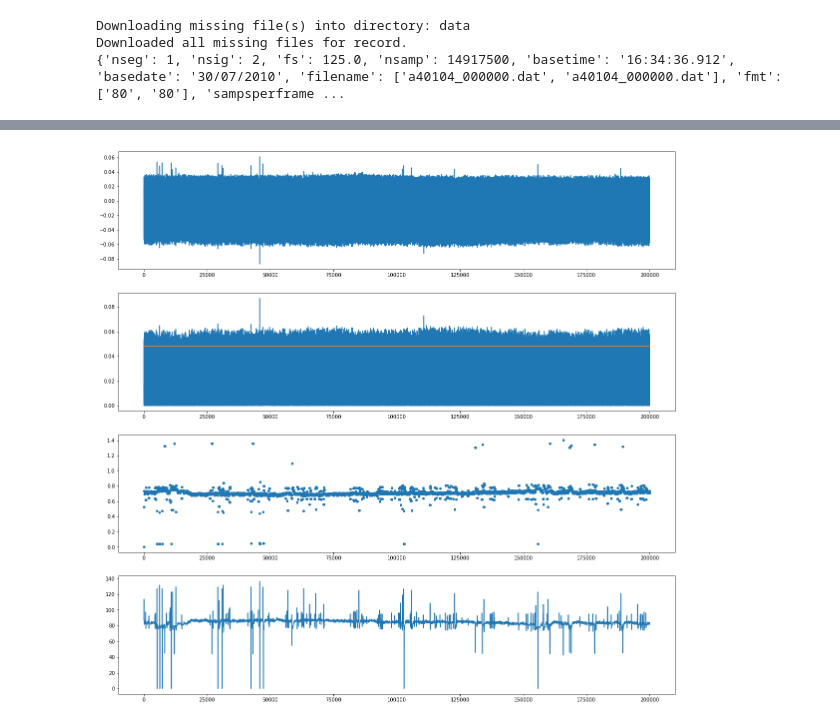
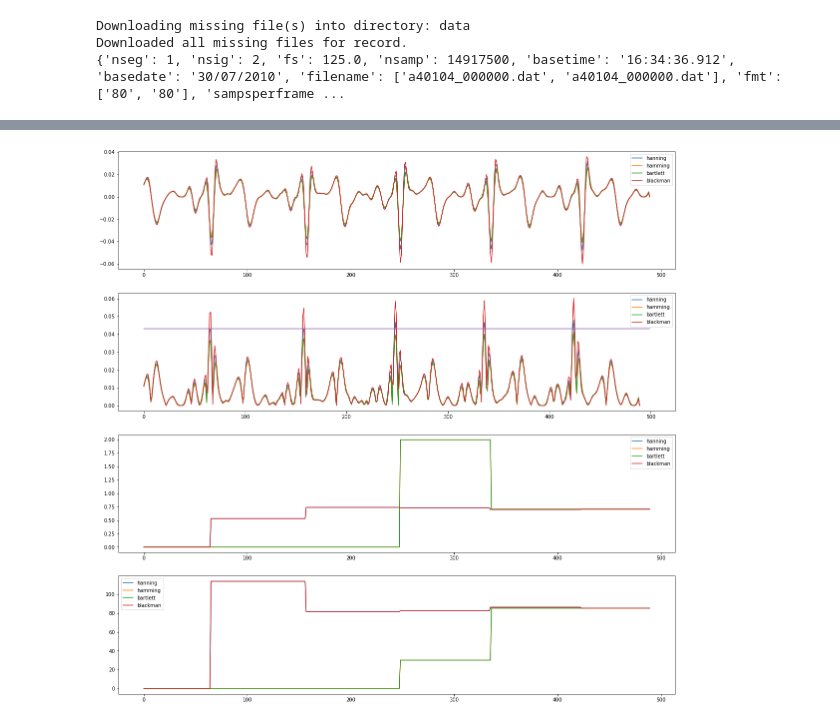
Before and after one commit to Dubrzr/mimic, a Jupyter notebook: RR - Heartbeat rate.ipynb, the cells around one changed output, grey strips where cells are left out. Saved outputs shown, nothing was run; the diff lists cells and outputs as text; code cells hidden in the pictures.

```diff
--- a/RR - Heartbeat rate.ipynb
+++ b/RR - Heartbeat rate.ipynb
@@ -14,7 +14,7 @@ Downloading missing file(s) into directory: data
 Downloaded all missing files for record.
 {'nseg': 1, 'nsig': 2, 'fs': 125.0, 'nsamp': 14917500, 'basetime': '16:34:36.912', 'basedate': '30/07/2010', 'filename': ['a40104_000000.dat', 'a40104_000000.dat'], 'fmt': ['80', '80'], 'sampsperframe ...
 # %%
-sig1 = sig[:200000]
+sig1 = sig[:500]
 myplot(sig1, fields, title='Example of flat smoothing')
 # %% [output]
 <matplotlib.figure.Figure at 0x...>
@@ -22,35 +22,64 @@ myplot(sig1, fields, title='Example of flat smoothing')
 # %%
-smoothed = smooth(sig1[:, 0], window='blackman')[10:-10]
-signal_diff = np.diff(smoothed)
-signal_diff = np.append(signal_diff, 0)
-abs_diff = np.sqrt(signal_diff ** 2)
-ecg_threshold = np.average(abs_diff) * 5
+def get_rr(sig, window):
+    smoothed = smooth(sig, window=window)[10:-10]
+    signal_diff = np.diff(smoothed)
+    signal_diff = np.append(signal_diff, 0)
+    abs_diff = np.sqrt(signal_diff ** 2)
+    ecg_threshold = np.average(abs_diff) * 4.5
 
-count = 0
-last_val = .0
-current_rr = .0
-current_count = .0
+    count = 0
+    last_val = .0
+    current_rr = .0
+    current_rate = .0
 
-rr_intervals_array = []
-rr_intervals_rate = []
+    rr_intervals_array = []
+    rr_intervals_rate = []
 
-for k, val in enumerate(abs_diff):
-    count = count + 1
-    if (val > ecg_threshold and last_val < ecg_threshold):
-        current_rr = count / (fields['fs'])
-        current_rate = 60.0 / current_rr
-        count = 0
-    last_val = val
-    rr_intervals_array.append(current_rr)
-    rr_intervals_rate.append(current_rate if current_rate < 220 else 0)
+    for k, val in enumerate(abs_diff):
+        count = count + 1
+        if (val > ecg_threshold and last_val < ecg_threshold):
+            current_rr = count / (fields['fs'])
+            current_rate = 60.0 / current_rr
+            count = 0
+        last_val = val
+        rr_intervals_array.append(current_rr)
+        rr_intervals_rate.append(current_rate if current_rate < 220 else 0)
+
+    return signal_diff, abs_diff, rr_intervals_array, rr_intervals_rate, ecg_threshold
+
+def plot_rr2(sig, signal_diff, abs_diff, rr_intervals_array, rr_intervals_rate, ecg_threshold):
+    fig, ax = plt.subplots(4, figsize=(20, 20))
+    ax[0].plot(signal_diff)
+    ax[1].plot(abs_diff)
+    ax[1].plot([0, len(sig)-1], [ecg_threshold, ecg_threshold])
+    ax[2].plot(rr_intervals_array, '.')
+    ax[3].plot(rr_intervals_rate)
+    plt.show()
+
+def plot_rr(sig, window):
+    plot_rr2(sig, *get_rr(sig, window))
+
+windows = ['hanning', 'hamming', 'bartlett', 'blackman']
 
 fig, ax = plt.subplots(4, figsize=(20, 20))
-ax[0].plot(signal_diff)
-ax[1].plot(abs_diff)
-ax[1].plot([0, len(sig1)-1], [ecg_threshold, ecg_threshold])
-ax[2].plot(rr_intervals_array, '.')
-ax[3].plot(rr_intervals_rate)
+for window in windows:
+    sd, ad, rra, rrr, ecg = get_rr(sig1[:, 0], window)
+    ax[0].plot(sd, label=window)
+    ax[1].plot(ad, label=window)
+    ax[2].plot(rra, label=window)
+    ax[3].plot(rrr, label=window)
+
+ax[1].plot([0, len(sig1[:, 0])-1], [ecg, ecg])
+ax[0].legend()
+ax[1].legend()
+ax[2].legend()
+ax[3].legend()
+fig.savefig('rr_different_windows.png', dpi=300)
 plt.show()
+#fig, ax = plt.subplots(4, figsize=(20, 20))
+
+
+
 print(ecg_threshold)
 # %% [output]
-[figure, old version]
+[figure, new version]
```
Also changed, not shown: parts of 2 cells of this notebook.
